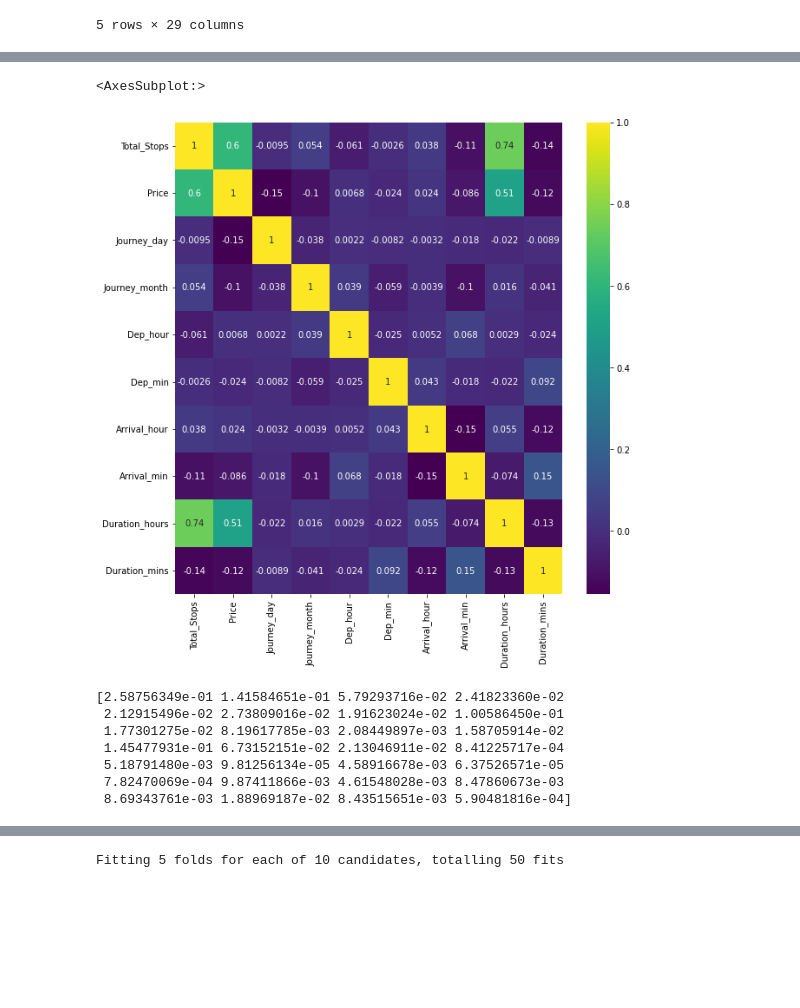
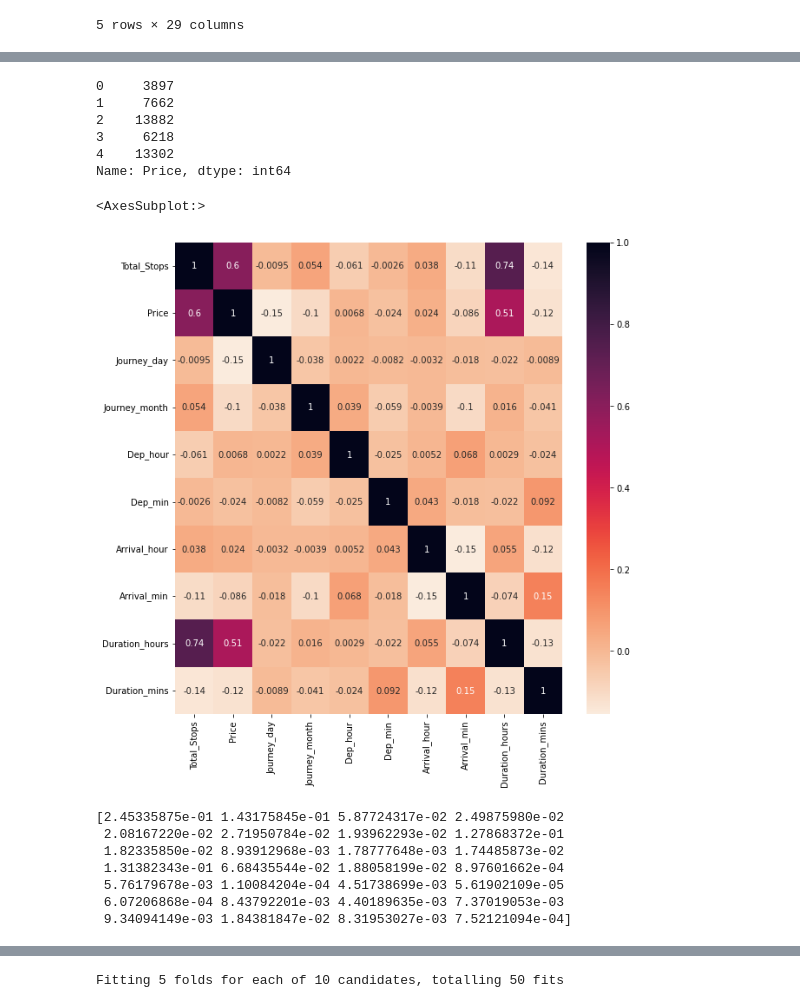
Before and after one commit to anhle1203/Flight-Prediction-Analysis, a Jupyter notebook: everything.ipynb, the cells around one changed output, grey strips where cells are left out. Saved outputs shown, nothing was run; the diff lists cells and outputs as text; code cells hidden in the pictures; blank space fills up the shorter version.

```diff
--- a/everything.ipynb
+++ b/everything.ipynb
@@ -212,6 +290,12 @@ Name: Total_Stops, dtype: int64
 # %%
-# acc to the data, price is directly prop to the no. of stops
-train_data['Total_Stops'].replace({'non-stop':0,'1 stop':1,'2 stops':2,'3 stops':3,'4 stops':4},inplace=True)
+# Ultilized dictionary to replace "Total_Stops" attributes from String to int
+train_data['Total_Stops'].replace(
+    {'non-stop': 0,
+    '1 stop':1,
+    '2 stops':2,
+    '3 stops':3,
+    '4 stops':4}
+    , inplace=True)
 train_data.head()
 # %% [output]
 |  | Airline | Source | Destination | Total_Stops | Price | Journey_day | Journey_month | Dep_hour | Dep_min | ... |
@@ -266,22 +347,37 @@ Name: Price, dtype: int64
+# %%
+#2. Take out train data labels
+    #"Price" is our trained data --> we put it in another variable
+
+y = data_train['Price']
+y.head()
+# %% [output]
+0     3897
+1     7662
+2    13882
+3     6218
+4    13302
+Name: Price, dtype: int64
 # %%
+#Ultilized Matplotlib and Seaborn to see the correlation between attributes in the dataset
 plt.figure(figsize=(10,10))
-sns.heatmap(train_data.corr(),cmap='viridis',annot=True)
+sns.heatmap(train_data.corr(),cmap='rocket_r',annot=True)
 # %% [output]
 <AxesSubplot:>
-[figure, old version]
+[figure, new version]
 # %%
+#Check out feature importantancs of flight attributes
 reg = ExtraTreesRegressor()
 reg.fit(x,y)
 
 print(reg.feature_importances_)
 # %% [output]
-[2.58756349e-01 1.41584651e-01 5.79293716e-02 2.41823360e-02
- 2.12915496e-02 2.73809016e-02 1.91623024e-02 1.00586450e-01
- 1.77301275e-02 8.19617785e-03 2.08449897e-03 1.58705914e-02
- 1.45477931e-01 6.73152151e-02 2.13046911e-02 8.41225717e-04
- 5.18791480e-03 9.81256134e-05 4.58916678e-03 6.37526571e-05
- 7.82470069e-04 9.87411866e-03 4.61548028e-03 8.47860673e-03
- 8.69343761e-03 1.88969187e-02 8.43515651e-03 5.90481816e-04]
+[2.45335875e-01 1.43175845e-01 5.87724317e-02 2.49875980e-02
+ 2.08167220e-02 2.71950784e-02 1.93962293e-02 1.27868372e-01
+ 1.82335850e-02 8.93912968e-03 1.78777648e-03 1.74485873e-02
+ 1.31382343e-01 6.68435544e-02 1.88058199e-02 8.97601662e-04
+ 5.76179678e-03 1.10084204e-04 4.51738699e-03 5.61902109e-05
+ 6.07206868e-04 8.43792201e-03 4.40189635e-03 7.37019053e-03
+ 9.34094149e-03 1.84381847e-02 8.31953027e-03 7.52121094e-04]
 # %%
 plt.figure(figsize = (12,8))
 feat_importances = pd.Series(reg.feature_importances_, index=x.columns)
```
Also changed, not shown: parts of 37 cells of this notebook, 1 other file.
